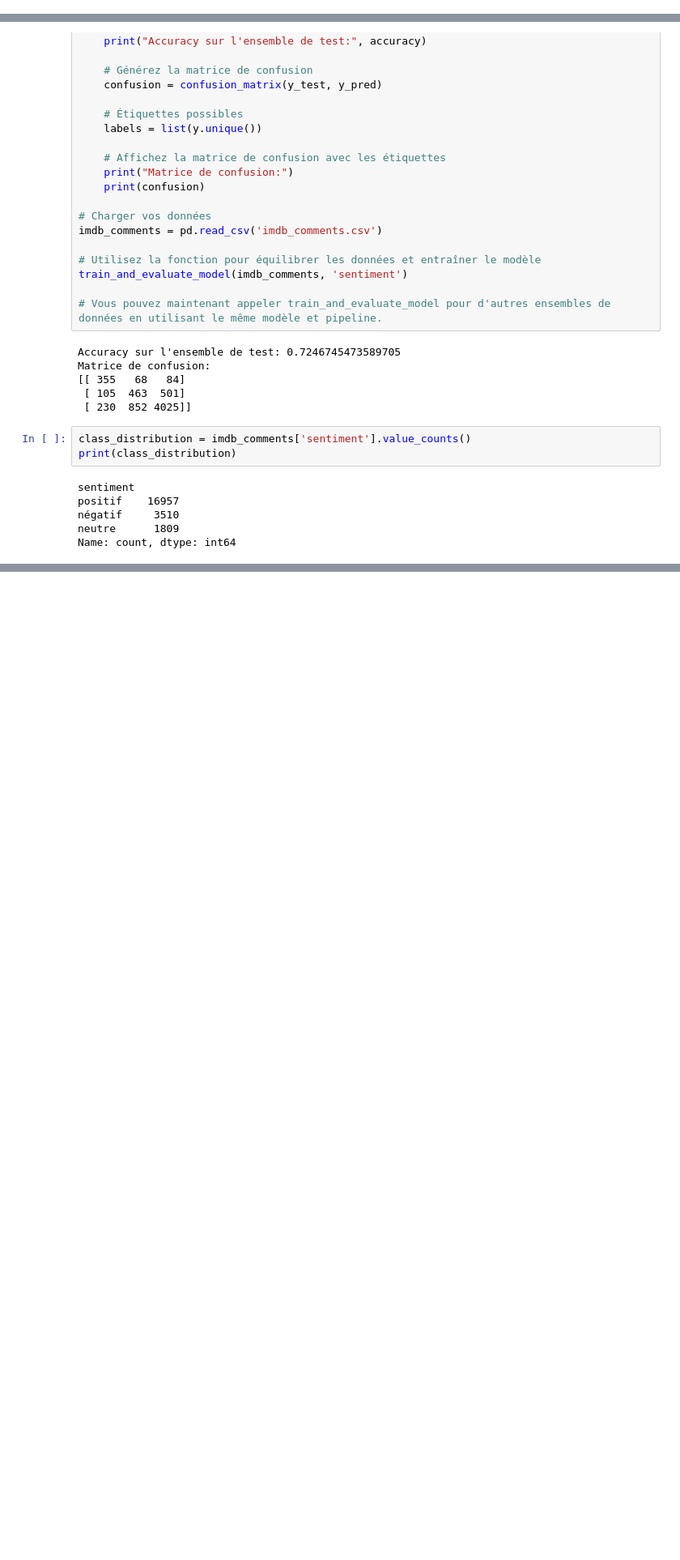
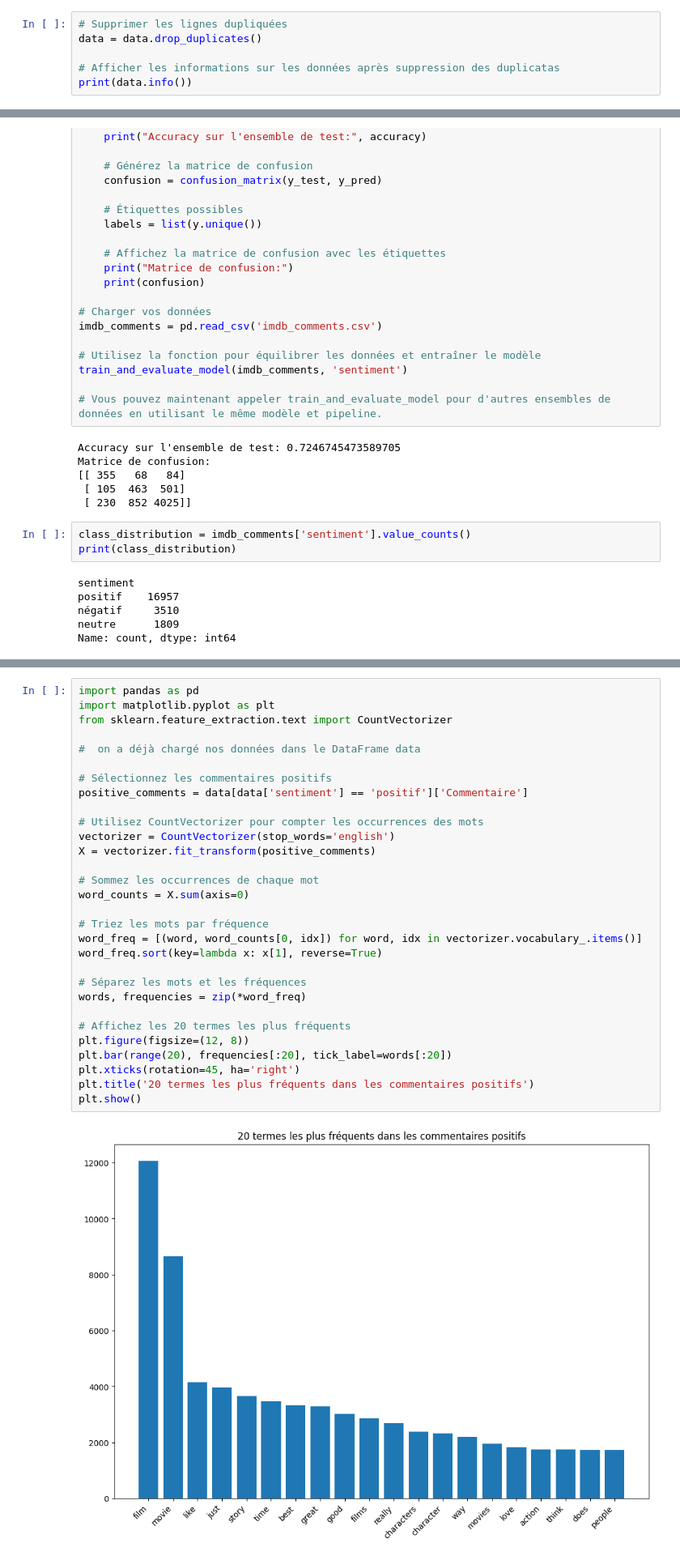
Before and after one commit to salmafannich/imdb-machine-learning, a Jupyter notebook: Untitled3.ipynb, the cells around one changed output, grey strips where cells are left out. Shown at 81% size. Cells and saved outputs as stored; diff of their text form; blank space fills up the shorter version.

```diff
--- a/Untitled3.ipynb
+++ b/Untitled3.ipynb
@@ -34,0 +64,6 @@ imdb_comments['sentiment'].value_counts().plot.pie(autopct='%2f')
+# %%
+# Supprimer les lignes dupliquées
+data = data.drop_duplicates()
+
+# Afficher les informations sur les données après suppression des duplicatas
+print(data.info())
@@ -450,0 +318,32 @@ ValueError: With over-sampling methods, the number of samples in a class should
+# %%
+import pandas as pd
+import matplotlib.pyplot as plt
+from sklearn.feature_extraction.text import CountVectorizer
+
+#  on a déjà chargé nos données dans le DataFrame data
+
+# Sélectionnez les commentaires positifs
+positive_comments = data[data['sentiment'] == 'positif']['Commentaire']
+
+# Utilisez CountVectorizer pour compter les occurrences des mots
+vectorizer = CountVectorizer(stop_words='english')
+X = vectorizer.fit_transform(positive_comments)
+
+# Sommez les occurrences de chaque mot
+word_counts = X.sum(axis=0)
+
+# Triez les mots par fréquence
+word_freq = [(word, word_counts[0, idx]) for word, idx in vectorizer.vocabulary_.items()]
+word_freq.sort(key=lambda x: x[1], reverse=True)
+
+# Séparez les mots et les fréquences
+words, frequencies = zip(*word_freq)
+
+# Affichez les 20 termes les plus fréquents
+plt.figure(figsize=(12, 8))
+plt.bar(range(20), frequencies[:20], tick_label=words[:20])
+plt.xticks(rotation=45, ha='right')
+plt.title('20 termes les plus fréquents dans les commentaires positifs')
+plt.show()
+# %% [output]
+[figure, added]
```
Also changed, not shown: parts of 11 cells of this notebook.
